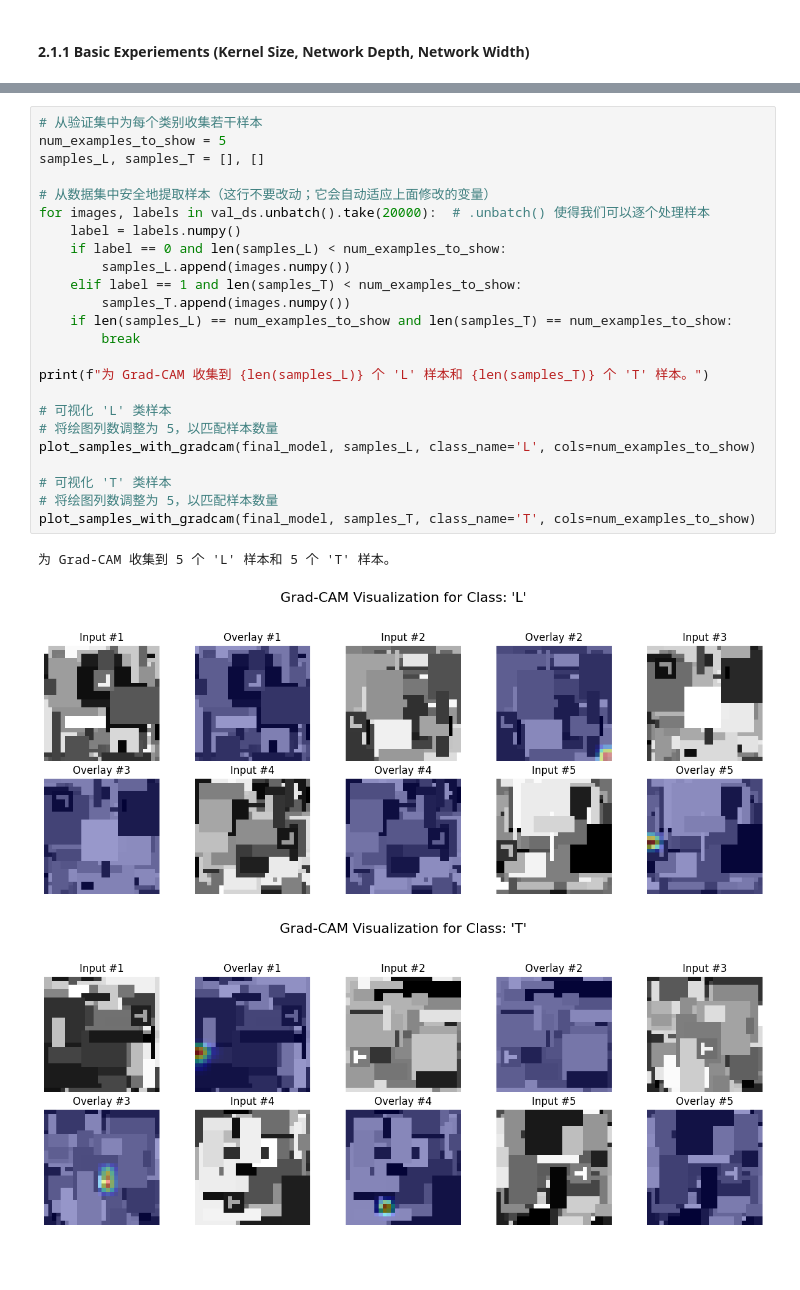
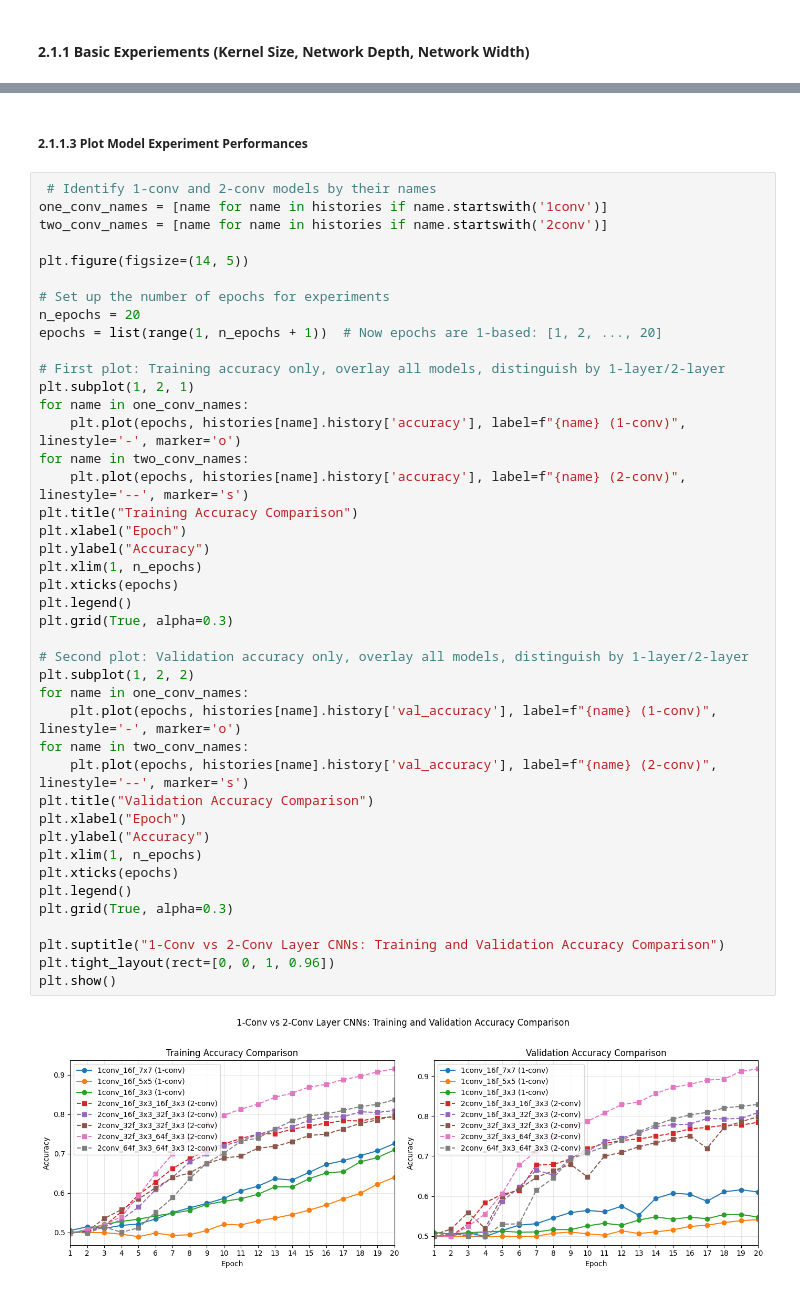
Before and after one commit to 1uoyuuu/COMP90086-CV, a Jupyter notebook: a2/COMP90086_asst2_2025.ipynb, the cells around one changed output, grey strips where cells are left out. Cells and saved outputs as stored; diff of their text form; blank space fills up the shorter version.

```diff
--- a/a2/COMP90086_asst2_2025.ipynb
+++ b/a2/COMP90086_asst2_2025.ipynb
@@ -999,28 +365,46 @@ def plot_samples_with_gradcam(model: tf.keras.Model, samples: list, class_name:
-# %%
-# 从验证集中为每个类别收集若干样本
-num_examples_to_show = 5
-samples_L, samples_T = [], []
-
-# 从数据集中安全地提取样本（这行不要改动；它会自动适应上面修改的变量）
-for images, labels in val_ds.unbatch().take(20000):  # .unbatch() 使得我们可以逐个处理样本
-    label = labels.numpy()
-    if label == 0 and len(samples_L) < num_examples_to_show:
-        samples_L.append(images.numpy())
-    elif label == 1 and len(samples_T) < num_examples_to_show:
-        samples_T.append(images.numpy())
-    if len(samples_L) == num_examples_to_show and len(samples_T) == num_examples_to_show:
-        break
-
-print(f"为 Grad-CAM 收集到 {len(samples_L)} 个 'L' 样本和 {len(samples_T)} 个 'T' 样本。")
-
-# 可视化 'L' 类样本
-# 将绘图列数调整为 5，以匹配样本数量
-plot_samples_with_gradcam(final_model, samples_L, class_name='L', cols=num_examples_to_show)
-
-# 可视化 'T' 类样本
-# 将绘图列数调整为 5，以匹配样本数量
-plot_samples_with_gradcam(final_model, samples_T, class_name='T', cols=num_examples_to_show)
-# %% [output]
-为 Grad-CAM 收集到 5 个 'L' 样本和 5 个 'T' 样本。
-[figure, removed]
-[figure, removed]
+# %% [markdown]
+##### 2.1.1.3 Plot Model Experiment Performances
+# %%
+ # Identify 1-conv and 2-conv models by their names
+one_conv_names = [name for name in histories if name.startswith('1conv')]
+two_conv_names = [name for name in histories if name.startswith('2conv')]
+
+plt.figure(figsize=(14, 5))
+
+# Set up the number of epochs for experiments
+n_epochs = 20
+epochs = list(range(1, n_epochs + 1))  # Now epochs are 1-based: [1, 2, ..., 20]
+
+# First plot: Training accuracy only, overlay all models, distinguish by 1-layer/2-layer
+plt.subplot(1, 2, 1)
+for name in one_conv_names:
+    plt.plot(epochs, histories[name].history['accuracy'], label=f"{name} (1-conv)", linestyle='-', marker='o')
+for name in two_conv_names:
+    plt.plot(epochs, histories[name].history['accuracy'], label=f"{name} (2-conv)", linestyle='--', marker='s')
+plt.title("Training Accuracy Comparison")
+plt.xlabel("Epoch")
+plt.ylabel("Accuracy")
+plt.xlim(1, n_epochs)
+plt.xticks(epochs)
+plt.legend()
+plt.grid(True, alpha=0.3)
+
+# Second plot: Validation accuracy only, overlay all models, distinguish by 1-layer/2-layer
+plt.subplot(1, 2, 2)
+for name in one_conv_names:
+    plt.plot(epochs, histories[name].history['val_accuracy'], label=f"{name} (1-conv)", linestyle='-', marker='o')
+for name in two_conv_names:
+    plt.plot(epochs, histories[name].history['val_accuracy'], label=f"{name} (2-conv)", linestyle='--', marker='s')
+plt.title("Validation Accuracy Comparison")
+plt.xlabel("Epoch")
+plt.ylabel("Accuracy")
+plt.xlim(1, n_epochs)
+plt.xticks(epochs)
+plt.legend()
+plt.grid(True, alpha=0.3)
+
+plt.suptitle("1-Conv vs 2-Conv Layer CNNs: Training and Validation Accuracy Comparison")
+plt.tight_layout(rect=[0, 0, 1, 0.96])
+plt.show()
+# %% [output]
+[figure, added]
```
Also changed, not shown: parts of 58 cells of this notebook, 40 other files.
